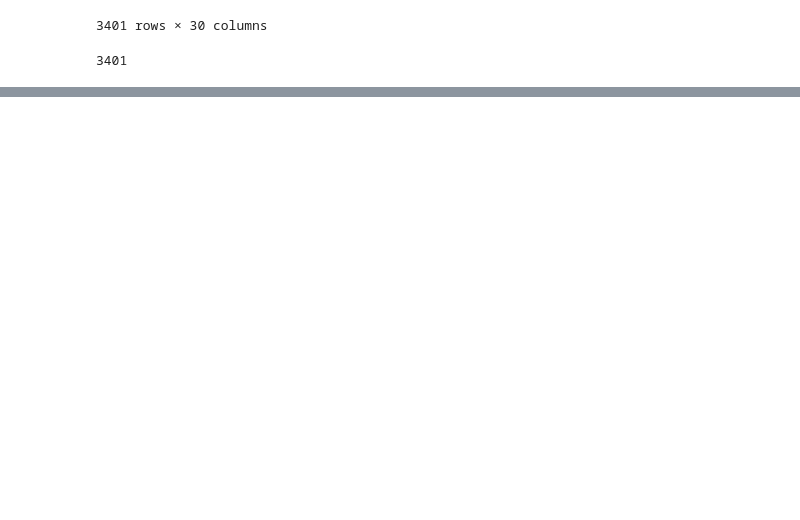
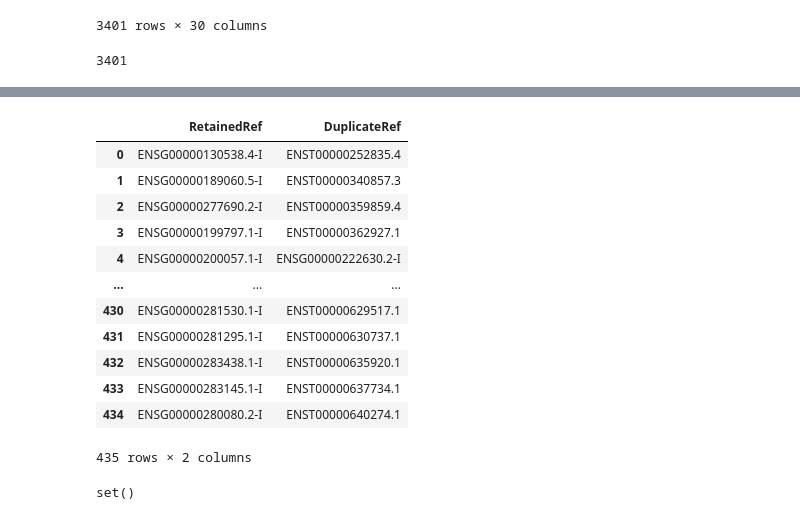
Before and after one commit to gage-lab/bulk_te_bench, a Jupyter notebook: analysis/GTEx_analysis.ipynb, the cells around one changed output, grey strips where cells are left out. Saved outputs shown, nothing was run; the diff lists cells and outputs as text; code cells hidden in the pictures; blank space fills up the shorter version.

```diff
--- a/analysis/GTEx_analysis.ipynb
+++ b/analysis/GTEx_analysis.ipynb
@@ -614,0 +735,26 @@ WARNING:root: A clean GTF file with all issues fixed is generated at ../resource
+# %%
+dup_genes = pd.read_csv(
+    "../resources/chr22_l1hs_txome_v26/duplicate_entries.tsv", sep="\t", header=0
+)
+# %%
+dup_genes
+# %% [output]
+|  | RetainedRef | DuplicateRef |
+| 0 | ENSG00000130538.4-I | ENST00000252835.4 |
+| 1 | ENSG00000189060.5-I | ENST00000340857.3 |
+| 2 | ENSG00000277690.2-I | ENST00000359859.4 |
+| 3 | ENSG00000199797.1-I | ENST00000362927.1 |
+| 4 | ENSG00000200057.1-I | ENSG00000222630.2-I |
+| ... | ... | ... |
+| 430 | ENSG00000281530.1-I | ENST00000629517.1 |
+| 431 | ENSG00000281295.1-I | ENST00000630737.1 |
+| 432 | ENSG00000283438.1-I | ENST00000635920.1 |
+| 433 | ENSG00000283145.1-I | ENST00000637734.1 |
+| 434 | ENSG00000280080.2-I | ENST00000640274.1 |
+435 rows × 2 columns
+# %%
+(set(gene_to_tx_df[0]).difference(set(all_tx))).difference(
+    set(dup_genes["DuplicateRef"])
+)
+# %% [output]
+set()
```
Also changed, not shown: parts of 15 cells of this notebook, 1 other file.
